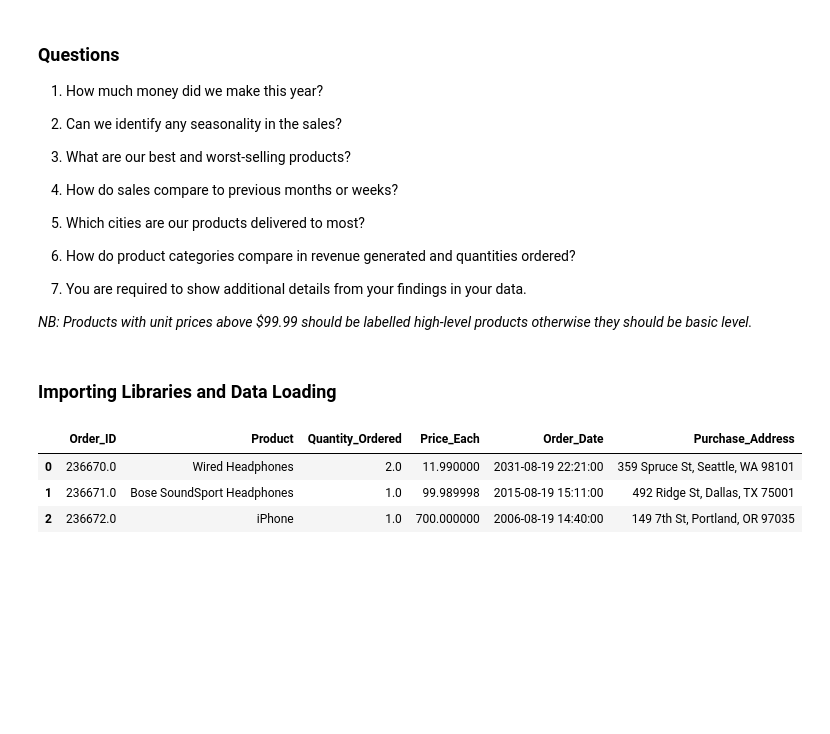
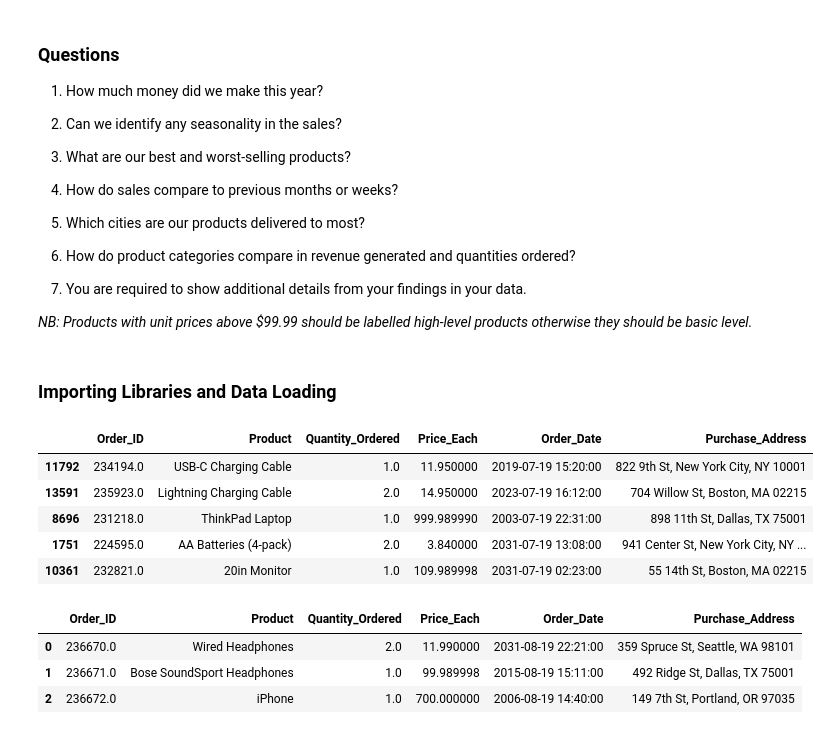
Before and after one commit to qochieng/Power-BI-dashboard-project, a Jupyter notebook: salesdataanalysis.ipynb, the cells around one changed output. Saved outputs shown, nothing was run; the diff lists cells and outputs as text; code cells hidden in the pictures; blank space fills up the shorter version.

```diff
--- a/salesdataanalysis.ipynb
+++ b/salesdataanalysis.ipynb
@@ -55,8 +55,16 @@ conn = pyodbc.connect(connection_string)
 # %%
 # Read data from the database
 query = "SELECT * FROM dbo.Sales_July_2019"
 
 July = pd.read_sql_query(query, conn)
+July.sample(5)
+# %% [output]
+|  | Order_ID | Product | Quantity_Ordered | Price_Each | Order_Date | Purchase_Address |
+| 11792 | 234194.0 | USB-C Charging Cable | 1.0 | 11.950000 | 2019-07-19 15:20:00 | 822 9th St, New York City, NY 10001 |
+| 13591 | 235923.0 | Lightning Charging Cable | 2.0 | 14.950000 | 2023-07-19 16:12:00 | 704 Willow St, Boston, MA 02215 |
+| 8696 | 231218.0 | ThinkPad Laptop | 1.0 | 999.989990 | 2003-07-19 22:31:00 | 898 11th St, Dallas, TX 75001 |
+| 1751 | 224595.0 | AA Batteries (4-pack) | 2.0 | 3.840000 | 2031-07-19 13:08:00 | 941 Center St, New York City, NY ... |
+| 10361 | 232821.0 | 20in Monitor | 1.0 | 109.989998 | 2031-07-19 02:23:00 | 55 14th St, Boston, MA 02215 |
 # %%
 query = "SELECT * FROM dbo.Sales_August_2019"
 
```
Also changed, not shown: parts of 5 cells of this notebook, 2 other files.
